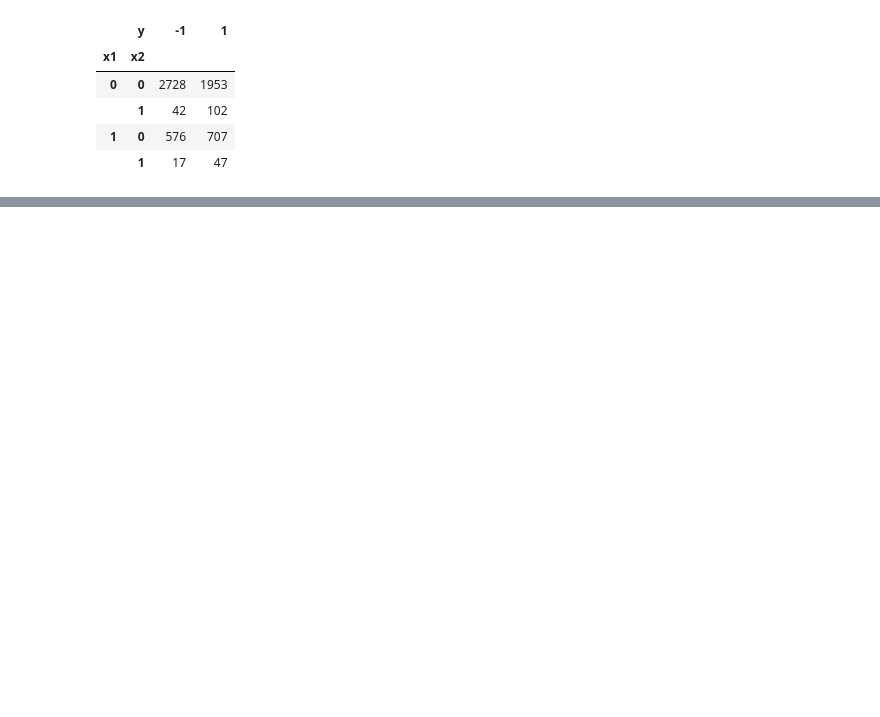
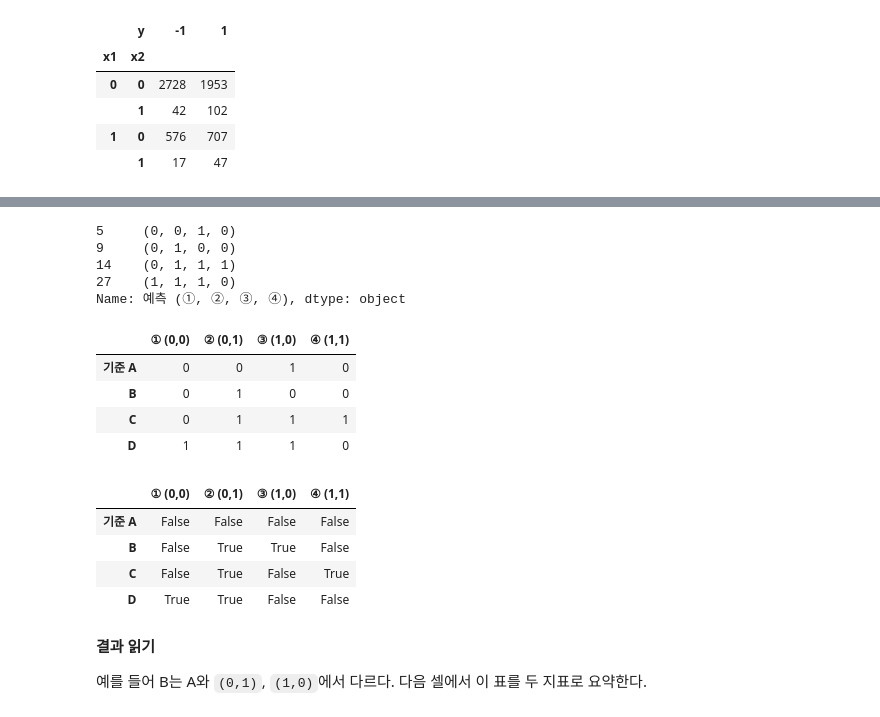
Before and after one commit to INA-95/predictive_multiplicity, a Jupyter notebook: notebook/inspect_data.ipynb, the cells around one changed output, grey strips where cells are left out. Saved outputs shown, nothing was run; the diff lists cells and outputs as text; code cells hidden in the pictures; blank space fills up the shorter version.

```diff
--- a/notebook/inspect_data.ipynb
+++ b/notebook/inspect_data.ipynb
@@ -63,0 +96,14 @@ display(counts)
+# %%
+import pandas as pd
+from itertools import product
+
+# 1단계에서 정한 네 문제와 XOR 정답
+xor_data = pd.DataFrame({
+    "x1": [0, 0, 1, 1],
+    "x2": [0, 1, 0, 1],
+    "y":  [0, 1, 1, 0],
+})
+
+# 입력 조합마다 정답 0과 정답 1이 각각 몇 개인지 집계
+xor_counts = pd.crosstab([xor_data["x1"], xor_data["x2"]], xor_data["y"])
+display(xor_counts)
@@ -63,0 +220,40 @@ display(counts)
+# %%
+# 선형 클래스에서 공동 1등을 한 답안 4개
+patterns = xor_best.loc[
+    xor_best["모델 클래스"] == "선형 분류기",
+    "예측 (①, ②, ③, ④)"
+]
+print(patterns)
+
+# 한 줄이 답안 하나, 한 열이 문제 하나
+answers = pd.DataFrame(
+    patterns.tolist(),
+    columns=["① (0,0)", "② (0,1)", "③ (1,0)", "④ (1,1)"]
+)
+answers.index = ["기준 A", "B", "C", "D"]
+display(answers)
+
+# 기준 A와 답이 다른 칸에 True 표시
+# .ne => 값이 다르니?를 물어보는거임 그러니까 True면 값 달러요.
+different = answers.ne(answers.loc["기준 A"], axis="columns")
+display(different)
+# %% [output]
+5     (0, 0, 1, 0)
+9     (0, 1, 0, 0)
+14    (0, 1, 1, 1)
+27    (1, 1, 1, 0)
+Name: 예측 (①, ②, ③, ④), dtype: object
+|  | ① (0,0) | ② (0,1) | ③ (1,0) | ④ (1,1) |
+| 기준 A | 0 | 0 | 1 | 0 |
+| B | 0 | 1 | 0 | 0 |
+| C | 0 | 1 | 1 | 1 |
+| D | 1 | 1 | 1 | 0 |
+|  | ① (0,0) | ② (0,1) | ③ (1,0) | ④ (1,1) |
+| 기준 A | False | False | False | False |
+| B | False | True | True | False |
+| C | False | True | False | True |
+| D | True | True | False | False |
+# %% [markdown]
+**결과 읽기**
+
+예를 들어 B는 A와 `(0,1)`, `(1,0)`에서 다르다. 다음 셀에서 이 표를 두 지표로 요약한다.
```
Also changed, not shown: parts of 41 cells of this notebook, 8 other files.
